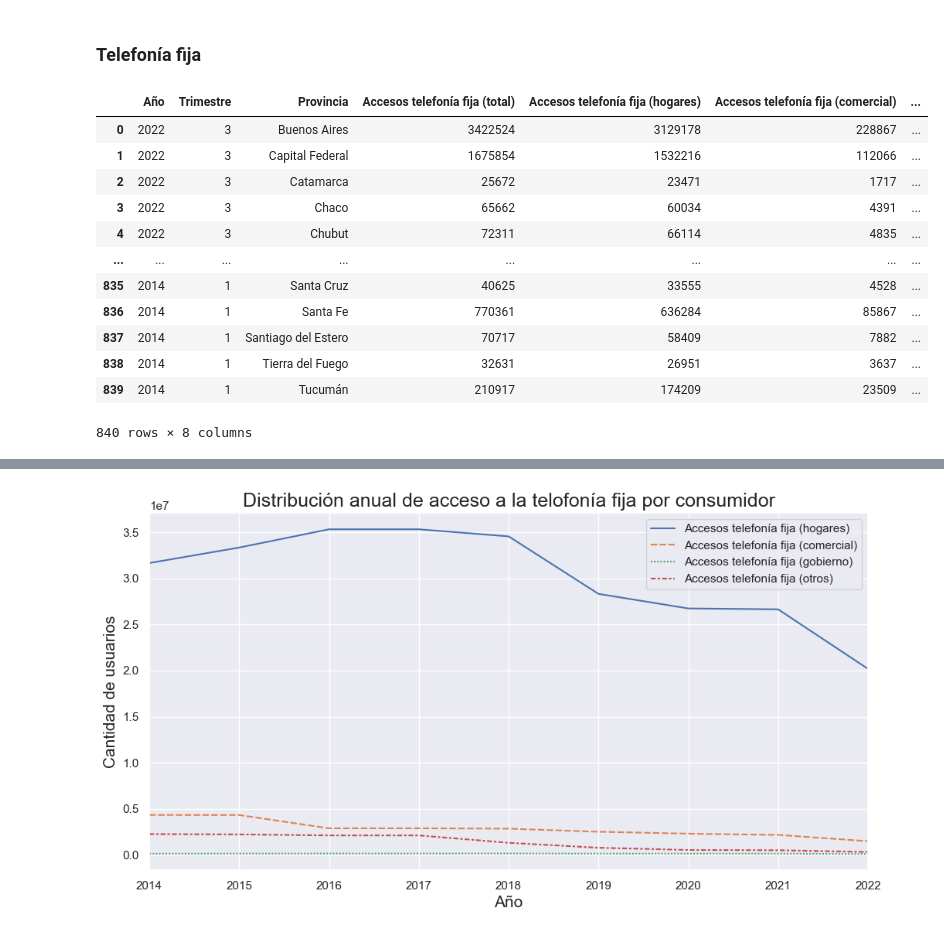
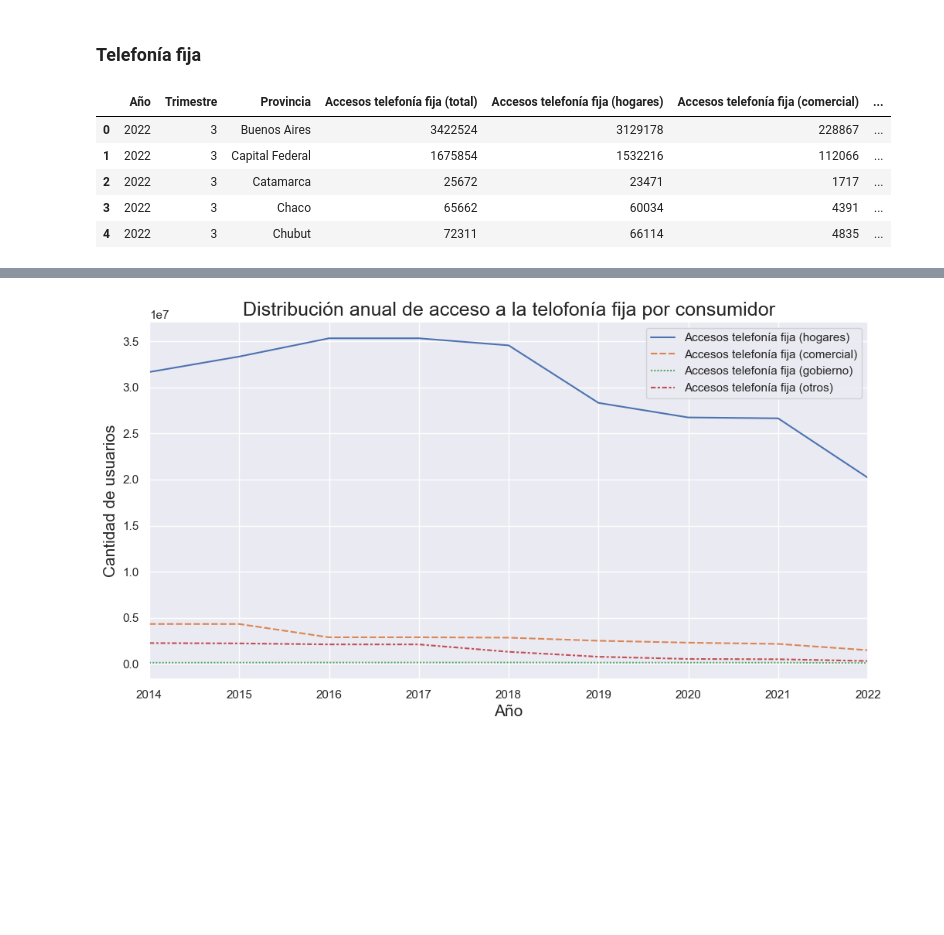
Before and after one commit to luissgtorres/Data_Analytics_Project-Internet_Argentina, a Jupyter notebook: Notebooks/EDA.ipynb, the cells around one changed output, grey strips where cells are left out. Cells and saved outputs as stored; diff of their text form; code cells hidden in the pictures; blank space fills up the shorter version.

```diff
--- a/Notebooks/EDA.ipynb
+++ b/Notebooks/EDA.ipynb
@@ -708,19 +570,12 @@ Aquí hay dos posibilidades:
 # %%
 ''' Observemos el acceso a la telefonía fija'''
 
 df_fija = pd.read_csv('C:/Users/Luis/Documents/Universidad-Trabajo//SoyHenry/LABS/Proyecto_2/Datasets/telefonia_fija.csv', decimal = ',', thousands = '.')
-df_fija
+df_fija.head()
 # %% [output]
 |  | Año | Trimestre | Provincia | Accesos telefonía fija (total) | Accesos telefonía fija (hogares) | Accesos telefonía fija (comercial) | ... |
 | 0 | 2022 | 3 | Buenos Aires | 3422524 | 3129178 | 228867 | ... |
 | 1 | 2022 | 3 | Capital Federal | 1675854 | 1532216 | 112066 | ... |
 | 2 | 2022 | 3 | Catamarca | 25672 | 23471 | 1717 | ... |
 | 3 | 2022 | 3 | Chaco | 65662 | 60034 | 4391 | ... |
 | 4 | 2022 | 3 | Chubut | 72311 | 66114 | 4835 | ... |
-| ... | ... | ... | ... | ... | ... | ... | ... |
-| 835 | 2014 | 1 | Santa Cruz | 40625 | 33555 | 4528 | ... |
-| 836 | 2014 | 1 | Santa Fe | 770361 | 636284 | 85867 | ... |
-| 837 | 2014 | 1 | Santiago del Estero | 70717 | 58409 | 7882 | ... |
-| 838 | 2014 | 1 | Tierra del Fuego | 32631 | 26951 | 3637 | ... |
-| 839 | 2014 | 1 | Tucumán | 210917 | 174209 | 23509 | ... |
-840 rows × 8 columns
```
Also changed, not shown: parts of 49 cells of this notebook, 14 other files.
